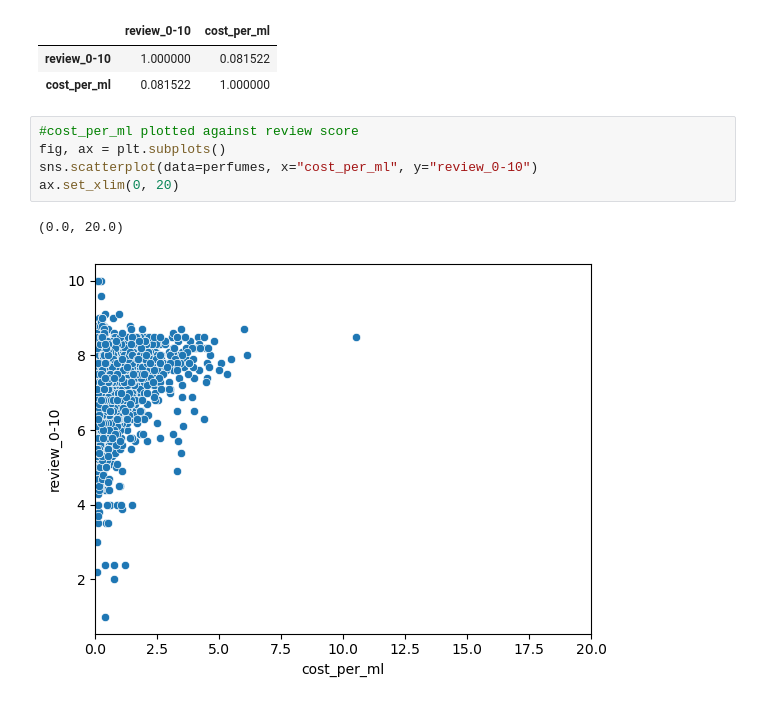
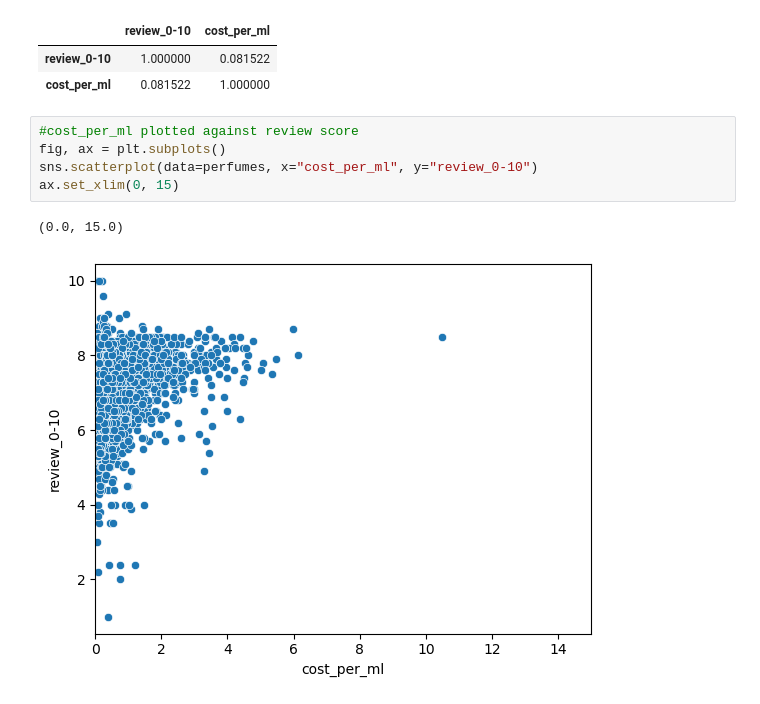
Before and after one commit to BrendanBirdfield/Perfume-Review-Price-Analysis, a Jupyter notebook: perfume_price_review.ipynb, the cells around one changed output. Drawn from its saved outputs; the diff is of its cells as text.

```diff
--- a/perfume_price_review.ipynb
+++ b/perfume_price_review.ipynb
@@ -842,8 +842,8 @@ perfumes[["review_0-10", "cost_per_ml"]].corr()
 # %%
 #cost_per_ml plotted against review score
 fig, ax = plt.subplots()
 sns.scatterplot(data=perfumes, x="cost_per_ml", y="review_0-10")
-ax.set_xlim(0, 20)
+ax.set_xlim(0, 15)
 # %% [output]
-(0.0, 20.0)
+(0.0, 15.0)
-[figure, old version]
+[figure, new version]
```
Also changed, not shown: parts of 10 cells of this notebook.
